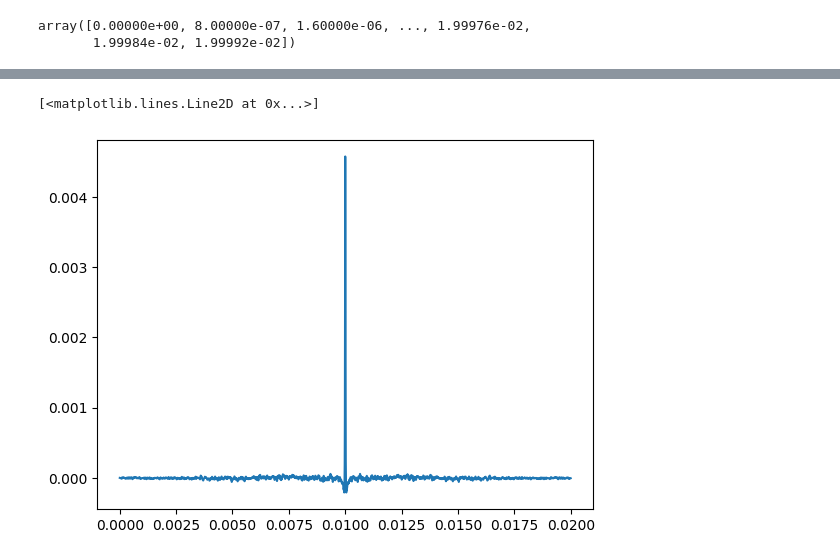
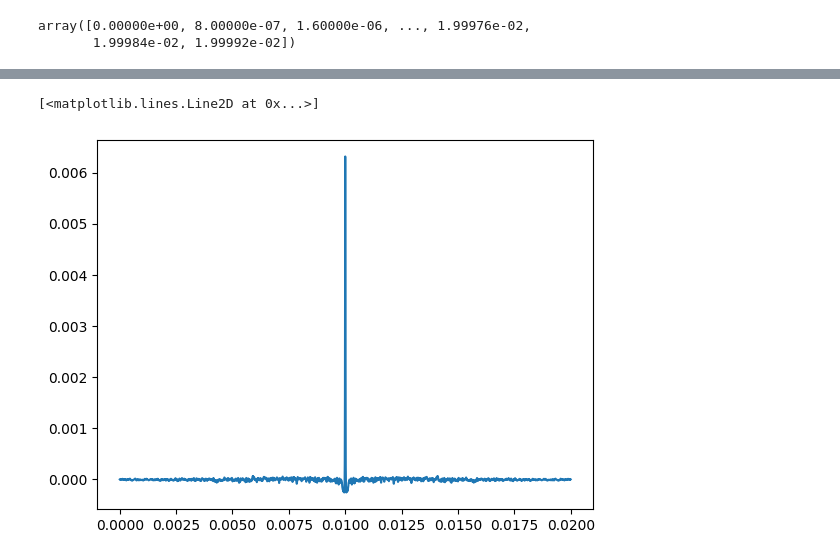
Before and after one commit to spice-herald/detprocess, a Jupyter notebook: examples/salting_dev.ipynb, the cells around one changed output, grey strips where cells are left out. Cells and saved outputs as stored; diff of their text form; code cells hidden in the pictures.

```diff
--- a/examples/salting_dev.ipynb
+++ b/examples/salting_dev.ipynb
@@ -95,5 +92,5 @@ salts,filtsalts = salting.generate_salt(chan,
                         energies=energies,
                         PCE = pce,
                         pdf_file=pdf_file,
-                        nevents=1000)
+                        nevents=20)
 # %% [output]
@@ -133,8 +143,8 @@ plt.plot(time,filtsalts[1580][0][0])
 # %%
-plt.plot(time,filtsalts[1580][1][0])
+plt.plot(time,filtsalts[0][1][0])
 # %% [output]
 [<matplotlib.lines.Line2D at 0x...>]
-[figure, old version]
+[figure, new version]
 # %%
 ahh = salting.get_DMenergies()
 # %%
```
Also changed, not shown: parts of 18 cells of this notebook, 2 other files.
